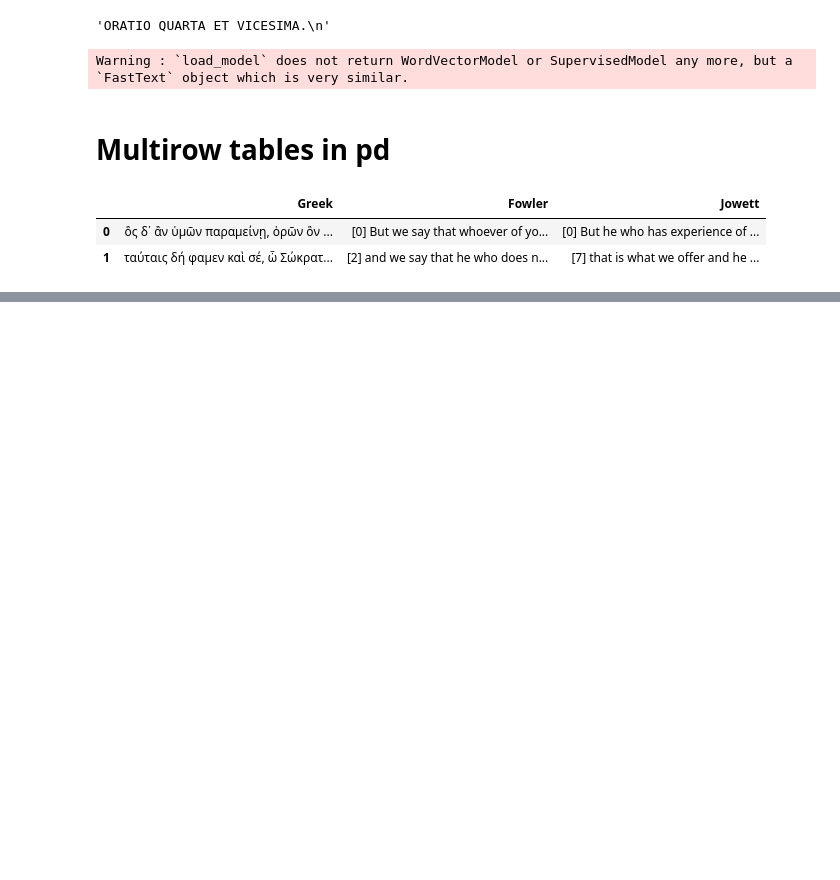
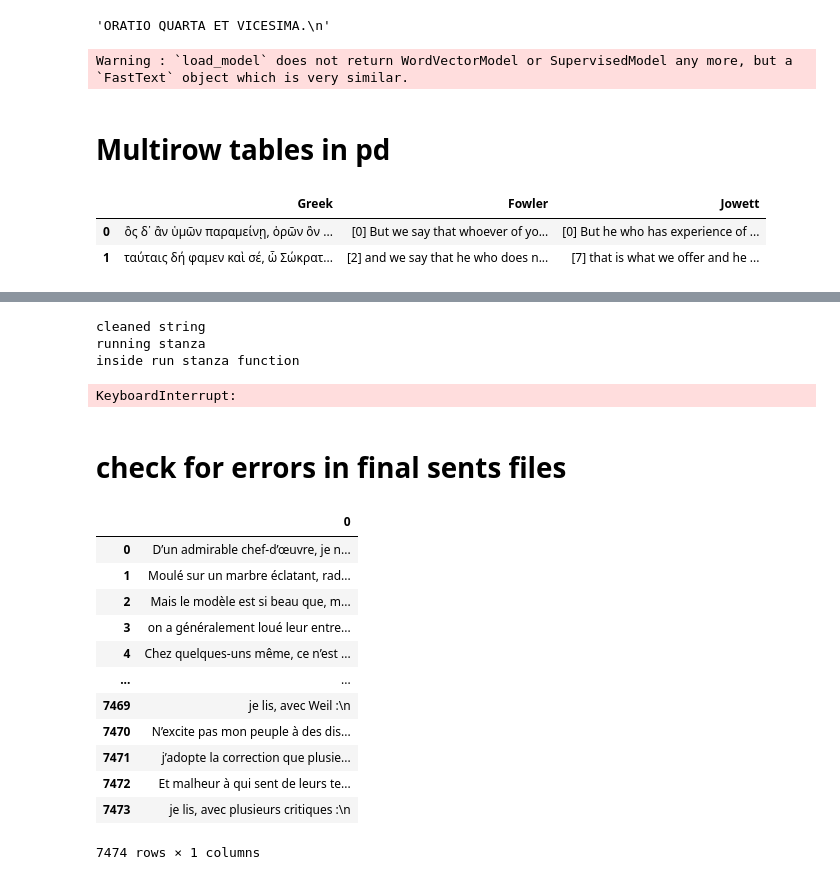
Before and after one commit to caro28/chiron, a Jupyter notebook: chironata/code/runner_debugger.ipynb, the cells around one changed output, grey strips where cells are left out. Saved outputs shown, nothing was run; the diff lists cells and outputs as text; code cells hidden in the pictures; blank space fills up the shorter version.

```diff
--- a/chironata/code/runner_debugger.ipynb
+++ b/chironata/code/runner_debugger.ipynb
@@ -265,0 +345,28 @@ df.style.set_properties(**{'width':'30em', 'text-align':'left', 'white-space': '
+# %%
+text_sents = preprocess_series(homer_lst, "fr", stanza_model)
+# %% [output]
+cleaned string
+running stanza
+inside run stanza function
+KeyboardInterrupt:
+# %% [markdown]
+# check for errors in final sents files
+# %%
+aesch_1863_sents = "/scratch/craig.car/french_trans-dev/aeschylus_1863.sents"
+aesch_1863_lst = load_txt_as_lst(aesch_1863_sents)
+aesch_1863_df = pd.DataFrame(aesch_1863_lst)
+aesch_1863_df
+# %% [output]
+|  | 0 |
+| 0 | D’un admirable chef-d’œuvre, je n... |
+| 1 | Moulé sur un marbre éclatant, rad... |
+| 2 | Mais le modèle est si beau que, m... |
+| 3 | on a généralement loué leur entre... |
+| 4 | Chez quelques-uns même, ce n’est ... |
+| ... | ... |
+| 7469 | je lis, avec Weil :\n |
+| 7470 | N’excite pas mon peuple à des dis... |
+| 7471 | j’adopte la correction que plusie... |
+| 7472 | Et malheur à qui sent de leurs te... |
+| 7473 | je lis, avec plusieurs critiques :\n |
+7474 rows × 1 columns
```
Also changed, not shown: parts of 15 cells of this notebook, 3 other files.
